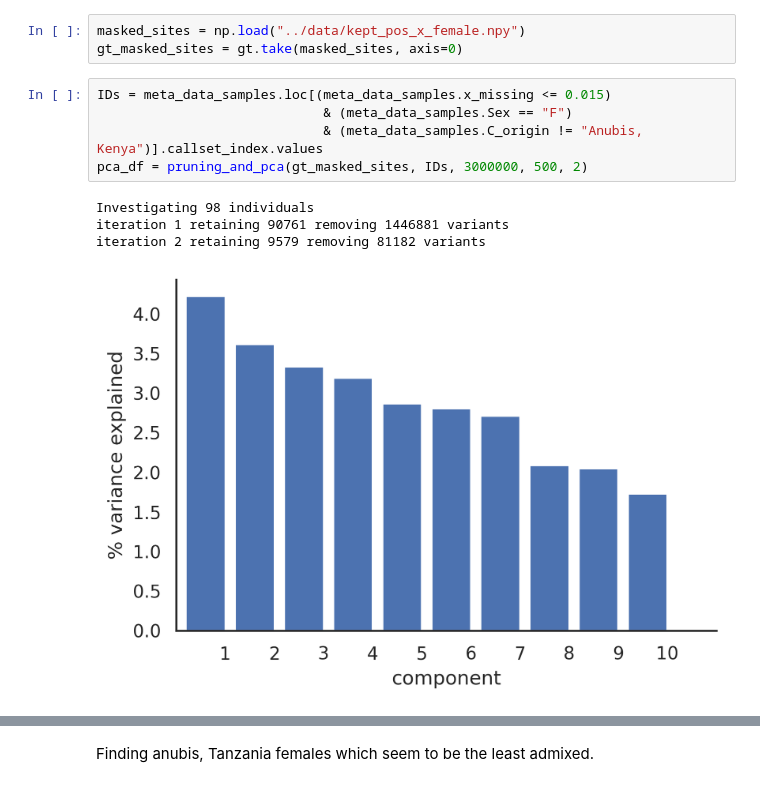
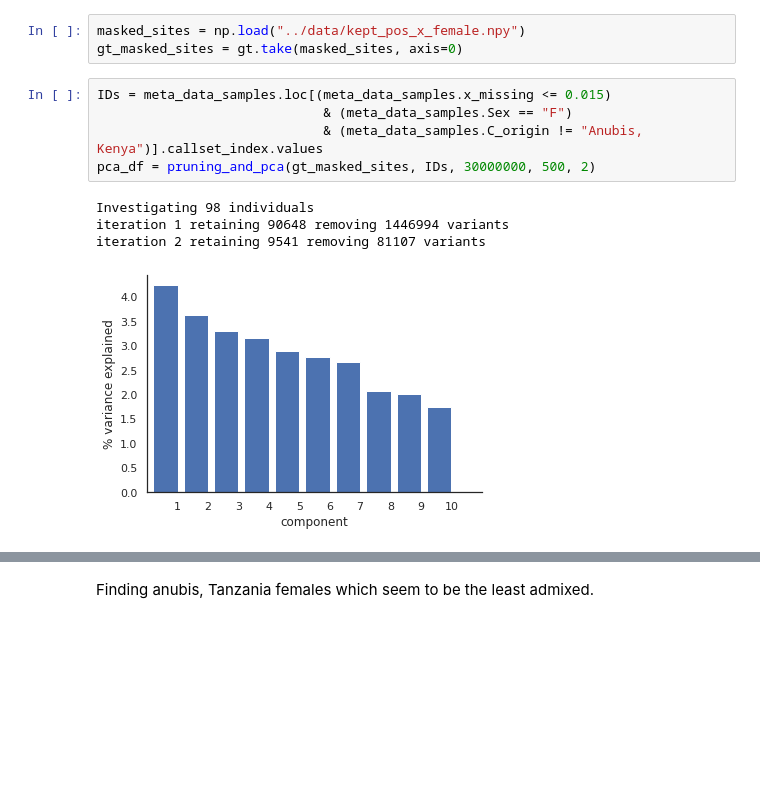
Before and after one commit to erikfogh/baboon_analysis, a Jupyter notebook: notebooks/pca01_x_chromosomes.ipynb, the cells around one changed output, grey strips where cells are left out. Saved outputs shown, nothing was run; the diff lists cells and outputs as text; blank space fills up the shorter version.

```diff
--- a/notebooks/pca01_x_chromosomes.ipynb
+++ b/notebooks/pca01_x_chromosomes.ipynb
@@ -134,13 +134,13 @@ gt_masked_sites = gt.take(masked_sites, axis=0)
 # %%
 IDs = meta_data_samples.loc[(meta_data_samples.x_missing <= 0.015)
                              & (meta_data_samples.Sex == "F")
                              & (meta_data_samples.C_origin != "Anubis, Kenya")].callset_index.values
-pca_df = pruning_and_pca(gt_masked_sites, IDs, 3000000, 500, 2)
+pca_df = pruning_and_pca(gt_masked_sites, IDs, 30000000, 500, 2)
 # %% [output]
 Investigating 98 individuals
-iteration 1 retaining 90761 removing 1446881 variants
-iteration 2 retaining 9579 removing 81182 variants
+iteration 1 retaining 90648 removing 1446994 variants
+iteration 2 retaining 9541 removing 81107 variants
-[figure, old version]
+[figure, new version]
 # %%
 plt.close()
 scatter_sns = sns.scatterplot(data = pca_df, x="pc1", y="pc3", hue="C_origin")
```
Also changed, not shown: parts of 19 cells of this notebook, 19 other files.
